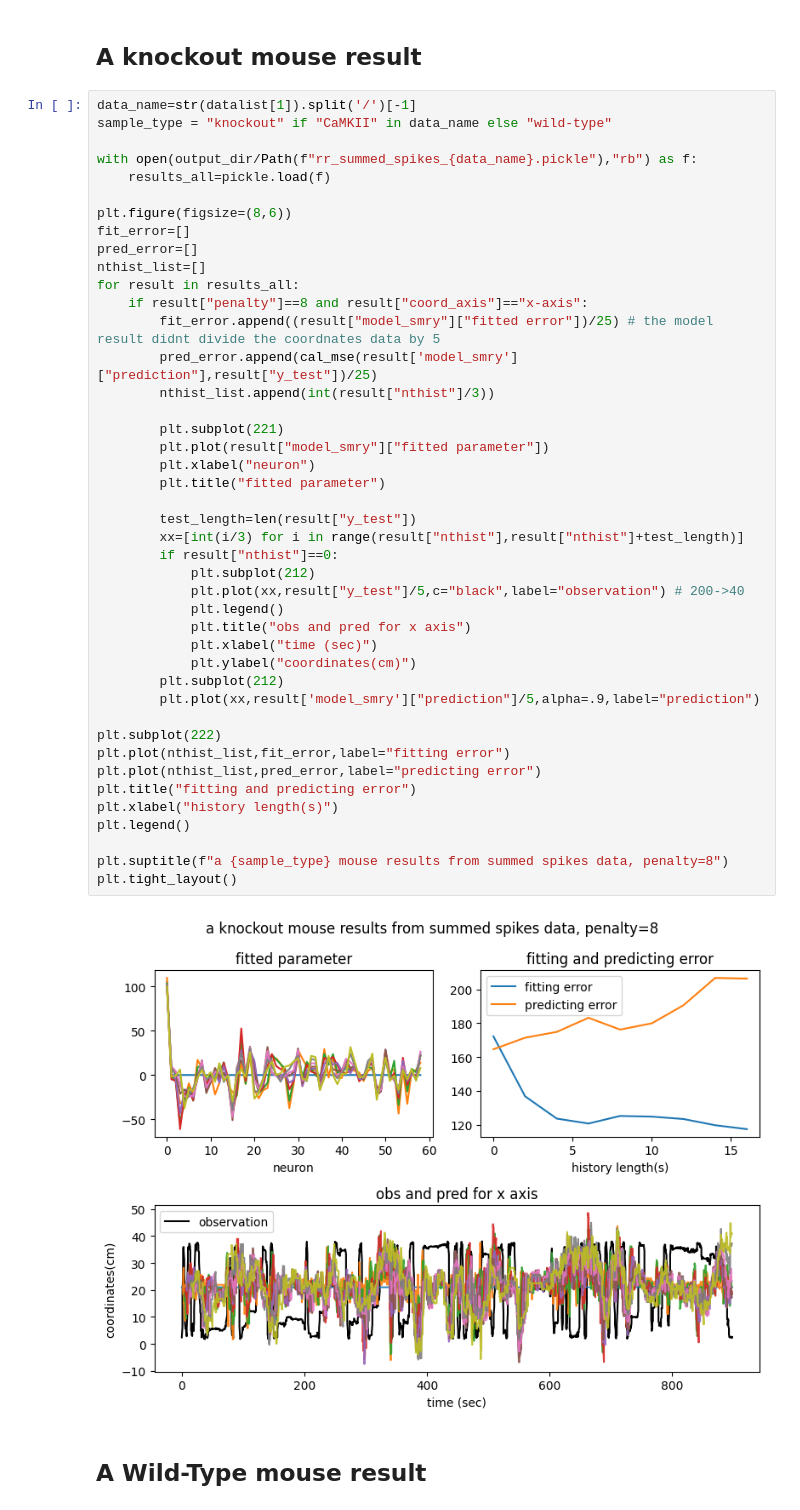
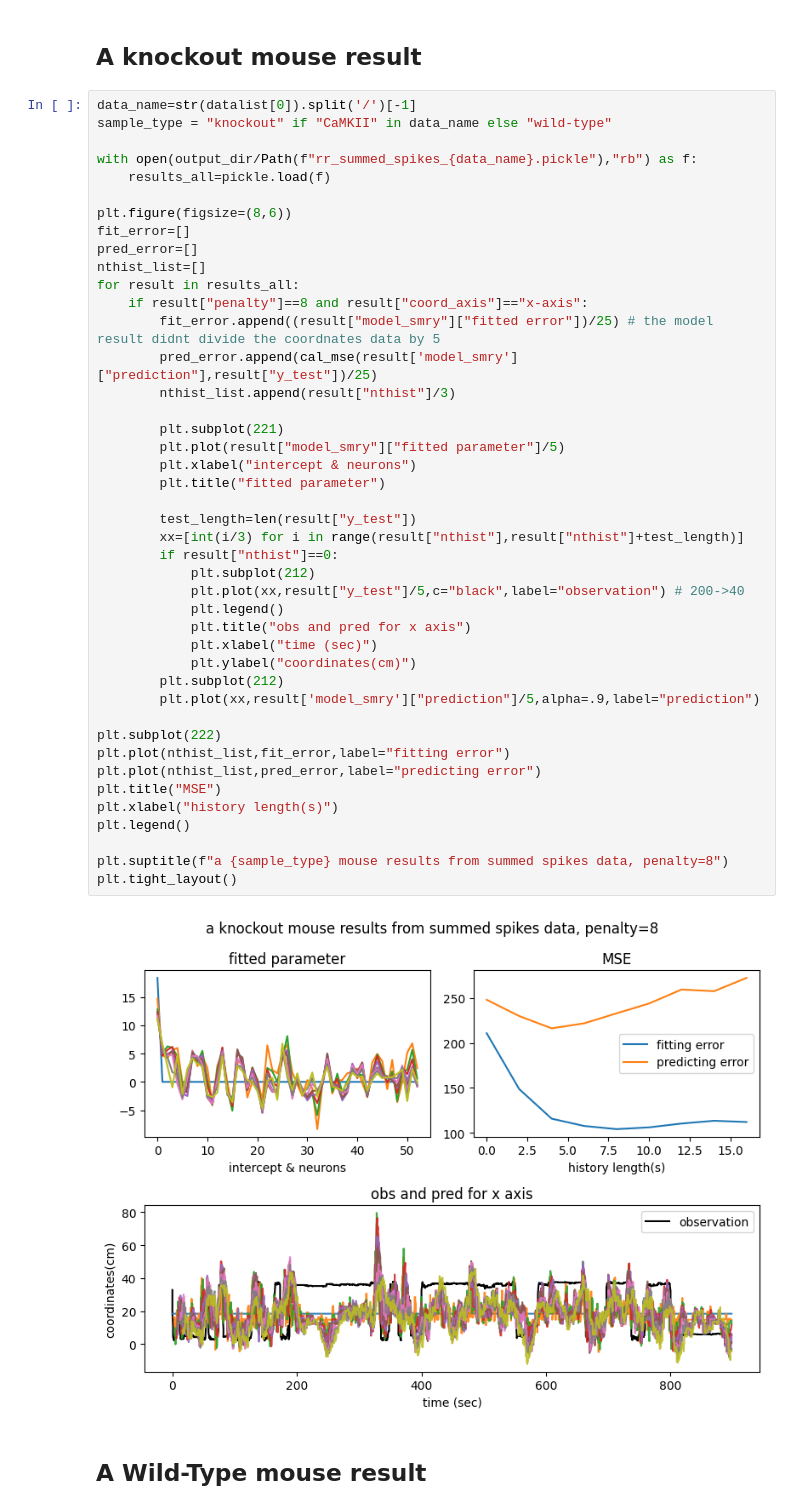
Before and after one commit to kisaragiRY/decoding-DG, a Jupyter notebook: notebooks/analysis_rr_summed_spikes.ipynb, the cells around one changed output. Cells and saved outputs as stored; diff of their text form.

Commit message:
changed some naming in the graphs #9

```diff
--- a/notebooks/analysis_rr_summed_spikes.ipynb
+++ b/notebooks/analysis_rr_summed_spikes.ipynb
@@ -56,7 +56,7 @@ df
 # %% [markdown]
 ## A knockout mouse result
 # %%
-data_name=str(datalist[1]).split('/')[-1]
+data_name=str(datalist[0]).split('/')[-1]
 sample_type = "knockout" if "CaMKII" in data_name else "wild-type"
 
 with open(output_dir/Path(f"rr_summed_spikes_{data_name}.pickle"),"rb") as f:
@@ -68,38 +68,38 @@ pred_error=[]
 nthist_list=[]
 for result in results_all:
     if result["penalty"]==8 and result["coord_axis"]=="x-axis":
         fit_error.append((result["model_smry"]["fitted error"])/25) # the model result didnt divide the coordnates data by 5
         pred_error.append(cal_mse(result['model_smry']["prediction"],result["y_test"])/25)
-        nthist_list.append(int(result["nthist"]/3))
+        nthist_list.append(result["nthist"]/3)
 
         plt.subplot(221)
-        plt.plot(result["model_smry"]["fitted parameter"])
-        plt.xlabel("neuron")
+        plt.plot(result["model_smry"]["fitted parameter"]/5)
+        plt.xlabel("intercept & neurons")
         plt.title("fitted parameter")
 
         test_length=len(result["y_test"])
         xx=[int(i/3) for i in range(result["nthist"],result["nthist"]+test_length)]
         if result["nthist"]==0:
             plt.subplot(212)
             plt.plot(xx,result["y_test"]/5,c="black",label="observation") # 200->40
             plt.legend()
             plt.title("obs and pred for x axis")
             plt.xlabel("time (sec)")
             plt.ylabel("coordinates(cm)")
         plt.subplot(212)
         plt.plot(xx,result['model_smry']["prediction"]/5,alpha=.9,label="prediction")
 
 plt.subplot(222)
 plt.plot(nthist_list,fit_error,label="fitting error")
 plt.plot(nthist_list,pred_error,label="predicting error")
-plt.title("fitting and predicting error")
+plt.title("MSE")
 plt.xlabel("history length(s)")
 plt.legend()
 
 plt.suptitle(f"a {sample_type} mouse results from summed spikes data, penalty=8")
 plt.tight_layout()
 # %% [output]
-[figure, old version]
+[figure, new version]
 # %% [markdown]
 ## A Wild-Type mouse result
 # %%
```
Also changed, not shown: parts of 3 cells of this notebook.
